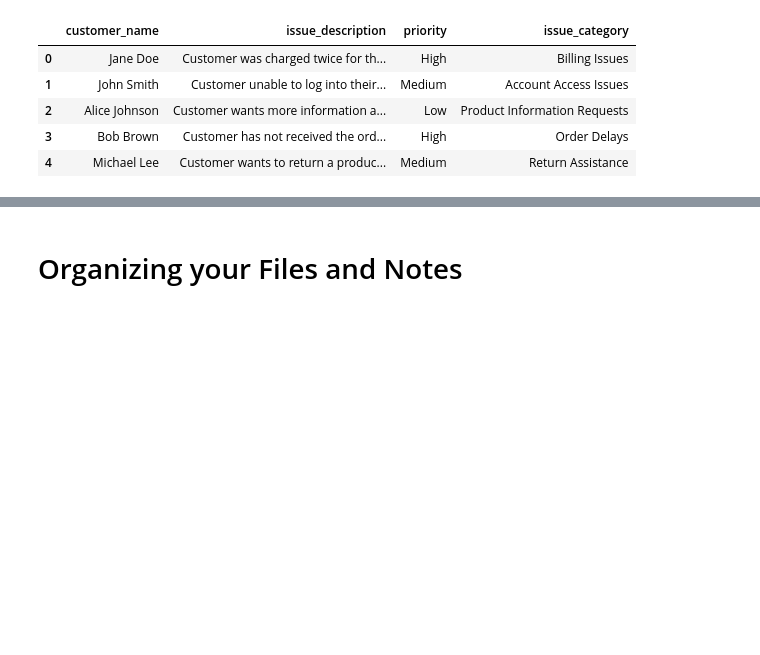
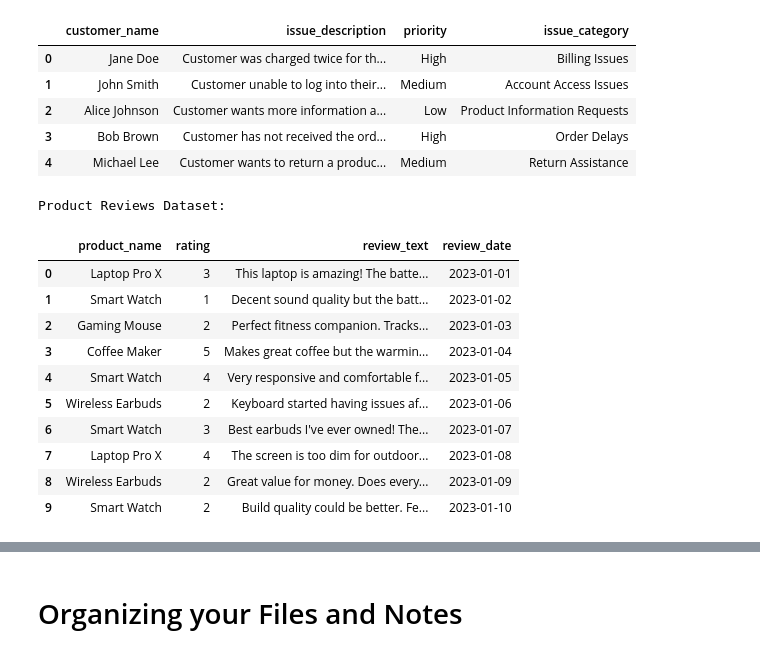
Before and after one commit to EnkrateiaLucca/oreilly_live_training_llm_apps, a Jupyter notebook: notebooks/1.3-extraction-use-case.ipynb, the cells around one changed output, grey strips where cells are left out. Cells and saved outputs as stored; diff of their text form; code cells hidden in the pictures; blank space fills up the shorter version.

```diff
--- a/notebooks/1.3-extraction-use-case.ipynb
+++ b/notebooks/1.3-extraction-use-case.ipynb
@@ -585,3 +609,48 @@ Dataframe with categorized issues:
 | 2 | Alice Johnson | Customer wants more information a... | Low | Product Information Requests |
 | 3 | Bob Brown | Customer has not received the ord... | High | Order Delays |
 | 4 | Michael Lee | Customer wants to return a produc... | Medium | Return Assistance |
+# %%
+# Create synthetic product review dataset
+import pandas as pd
+import numpy as np
+
+# Sample data
+products = ['Laptop Pro X', 'Wireless Earbuds', 'Smart Watch', 'Coffee Maker', 'Gaming Mouse']
+ratings = [1, 2, 3, 4, 5]
+review_texts = [
+    "This laptop is amazing! The battery life exceeds expectations and the display is crystal clear.",
+    "Decent sound quality but the battery drains too quickly. Could be better for the price.",
+    "Perfect fitness companion. Tracks all my activities accurately and looks stylish.",
+    "Makes great coffee but the warming plate stopped working after 3 months.",
+    "Very responsive and comfortable for long gaming sessions. The RGB lighting is a nice touch.",
+    "Keyboard started having issues after 6 months. Customer service was unhelpful.",
+    "Best earbuds I've ever owned! The noise cancellation is outstanding.",
+    "The screen is too dim for outdoor use. Otherwise works as advertised.",
+    "Great value for money. Does everything I need it to do.",
+    "Build quality could be better. Feels a bit cheap for the premium price."
+]
+
+# Create dataframe
+reviews_df = pd.DataFrame({
+    'product_name': np.random.choice(products, 10),
+    'rating': np.random.choice(ratings, 10),
+    'review_text': review_texts,
+    'review_date': pd.date_range(start='2023-01-01', periods=10)
+})
+
+# Display the dataframe
+print("Product Reviews Dataset:")
+reviews_df
+# %% [output]
+Product Reviews Dataset:
+|  | product_name | rating | review_text | review_date |
+| 0 | Laptop Pro X | 3 | This laptop is amazing! The batte... | 2023-01-01 |
+| 1 | Smart Watch | 1 | Decent sound quality but the batt... | 2023-01-02 |
+| 2 | Gaming Mouse | 2 | Perfect fitness companion. Tracks... | 2023-01-03 |
+| 3 | Coffee Maker | 5 | Makes great coffee but the warmin... | 2023-01-04 |
+| 4 | Smart Watch | 4 | Very responsive and comfortable f... | 2023-01-05 |
+| 5 | Wireless Earbuds | 2 | Keyboard started having issues af... | 2023-01-06 |
+| 6 | Smart Watch | 3 | Best earbuds I've ever owned! The... | 2023-01-07 |
+| 7 | Laptop Pro X | 4 | The screen is too dim for outdoor... | 2023-01-08 |
+| 8 | Wireless Earbuds | 2 | Great value for money. Does every... | 2023-01-09 |
+| 9 | Smart Watch | 2 | Build quality could be better. Fe... | 2023-01-10 |
```
Also changed, not shown: parts of 7 cells of this notebook, 4 other files.
